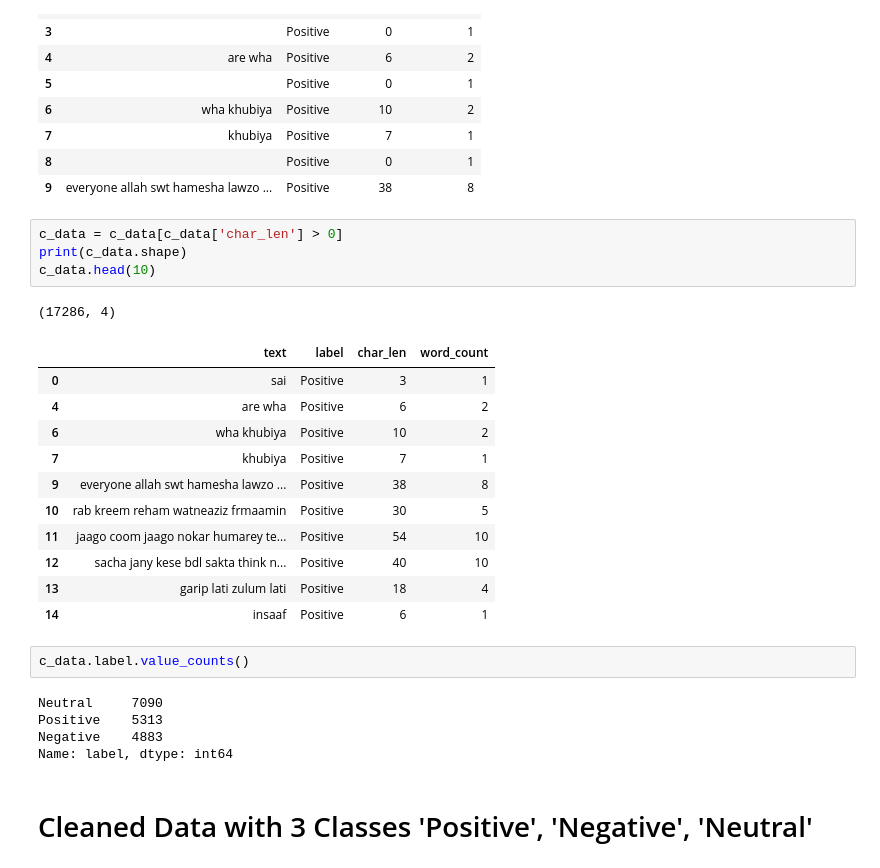
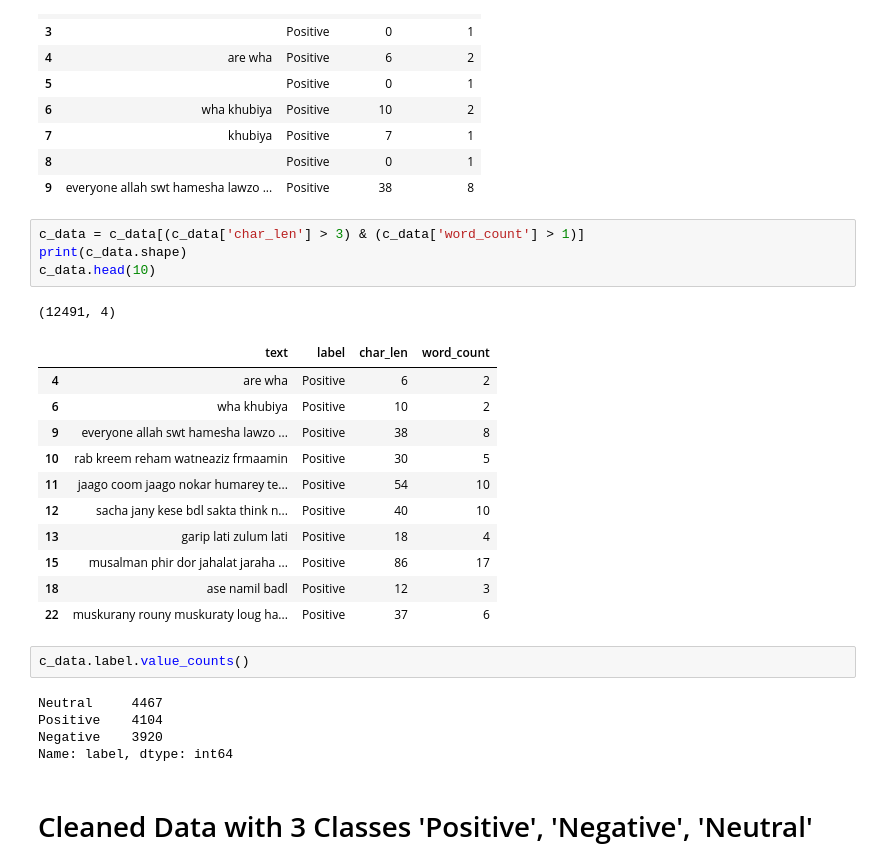
Before and after one commit to chakra-ai/SentimentAnalysis, a Jupyter notebook: NaiveBayesApproach.ipynb, the cells around one changed output. Cells and saved outputs as stored; diff of their text form.

```diff
--- a/NaiveBayesApproach.ipynb
+++ b/NaiveBayesApproach.ipynb
@@ -93,28 +91,28 @@ c_data.head(10)
 | 8 |  | Positive | 0 | 1 |
 | 9 | everyone allah swt hamesha lawzo ... | Positive | 38 | 8 |
 # %%
-c_data = c_data[c_data['char_len'] > 0]
+c_data = c_data[(c_data['char_len'] > 3) & (c_data['word_count'] > 1)]
 print(c_data.shape)
 c_data.head(10)
 # %% [output]
-(17286, 4)
+(12491, 4)
 |  | text | label | char_len | word_count |
-| 0 | sai | Positive | 3 | 1 |
 | 4 | are wha | Positive | 6 | 2 |
 | 6 | wha khubiya | Positive | 10 | 2 |
-| 7 | khubiya | Positive | 7 | 1 |
 | 9 | everyone allah swt hamesha lawzo ... | Positive | 38 | 8 |
 | 10 | rab kreem reham watneaziz frmaamin | Positive | 30 | 5 |
 | 11 | jaago coom jaago nokar humarey te... | Positive | 54 | 10 |
 | 12 | sacha jany kese bdl sakta think n... | Positive | 40 | 10 |
 | 13 | garip lati zulum lati | Positive | 18 | 4 |
-| 14 | insaaf | Positive | 6 | 1 |
+| 15 | musalman phir dor jahalat jaraha ... | Positive | 86 | 17 |
+| 18 | ase namil badl | Positive | 12 | 3 |
+| 22 | muskurany rouny muskuraty loug ha... | Positive | 37 | 6 |
 # %%
 c_data.label.value_counts()
 # %% [output]
-Neutral     7090
-Positive    5313
-Negative    4883
+Neutral     4467
+Positive    4104
+Negative    3920
 Name: label, dtype: int64
 # %% [markdown]
 # Cleaned Data with 3 Classes 'Positive', 'Negative', 'Neutral'
```
Also changed, not shown: parts of 54 cells of this notebook, 5 other files.
